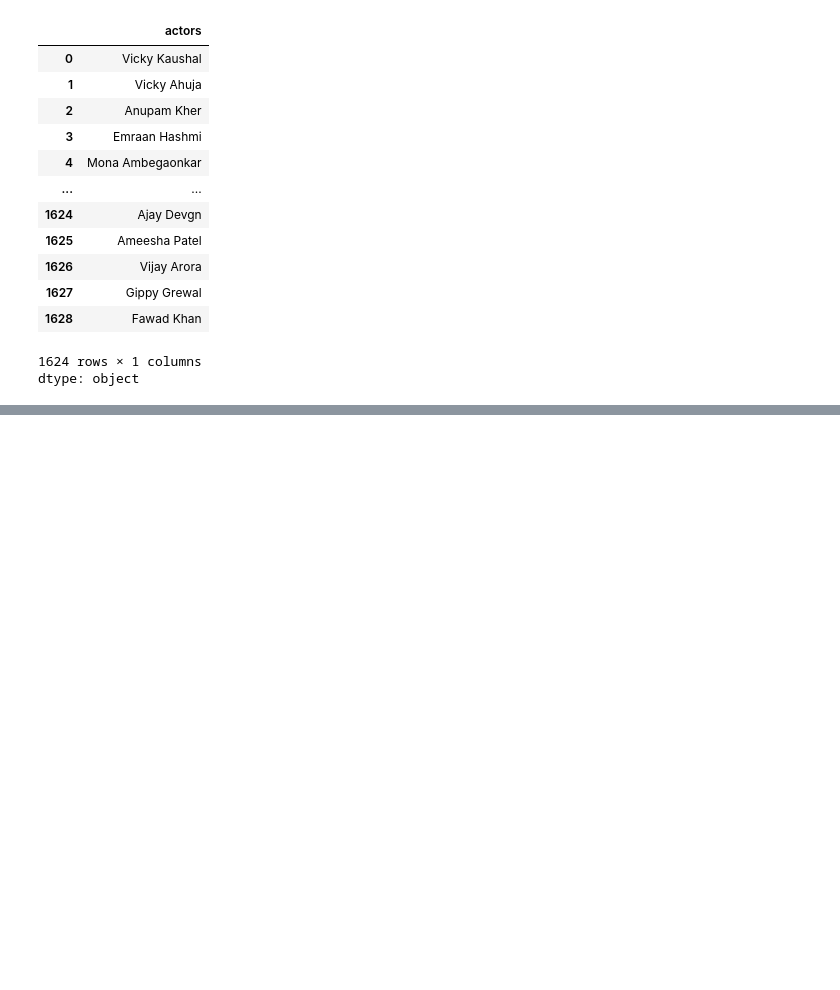
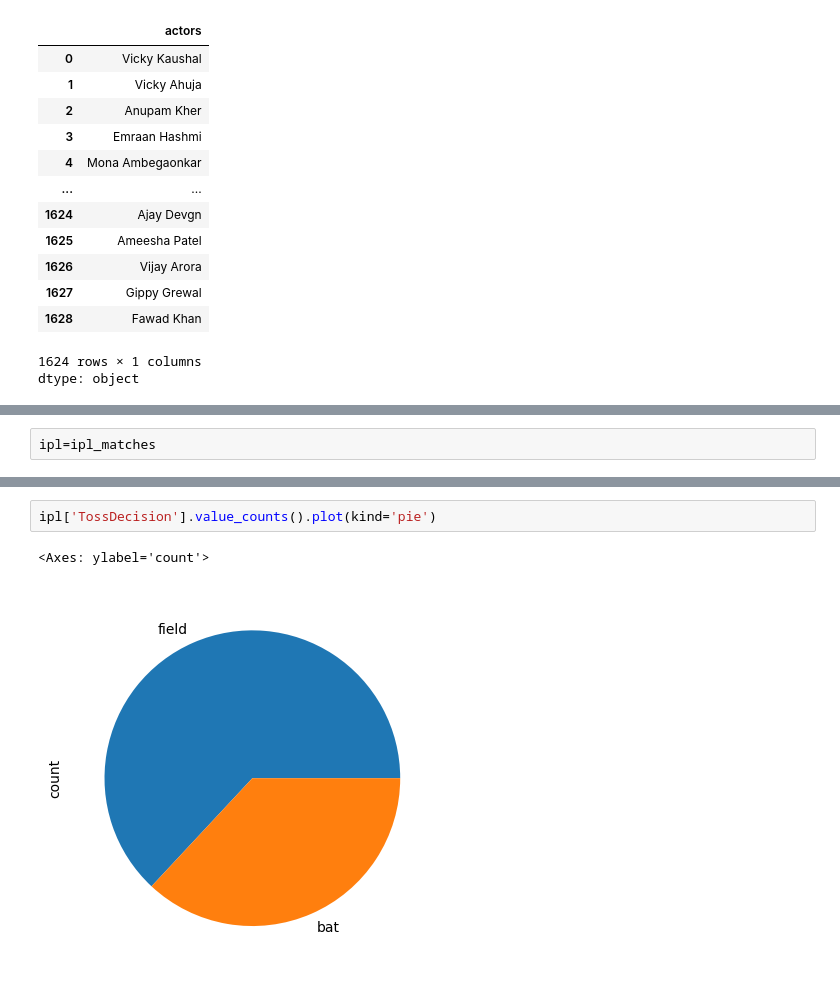
Before and after one commit to Bibhuti-MLAI/Python-Coding-Interview, a Jupyter notebook: pandas.ipynb, the cells around one changed output, grey strips where cells are left out. Drawn from its saved outputs; the diff is of its cells as text; blank space fills up the shorter version.

```diff
--- a/pandas.ipynb
+++ b/pandas.ipynb
@@ -413,0 +461,2 @@ dtype: object
+# %%
+ipl=ipl_matches
@@ -413,0 +503,5 @@ dtype: object
+# %%
+ipl['TossDecision'].value_counts().plot(kind='pie')
+# %% [output]
+<Axes: ylabel='count'>
+[figure, added]
```
Also changed, not shown: parts of 12 cells of this notebook.
